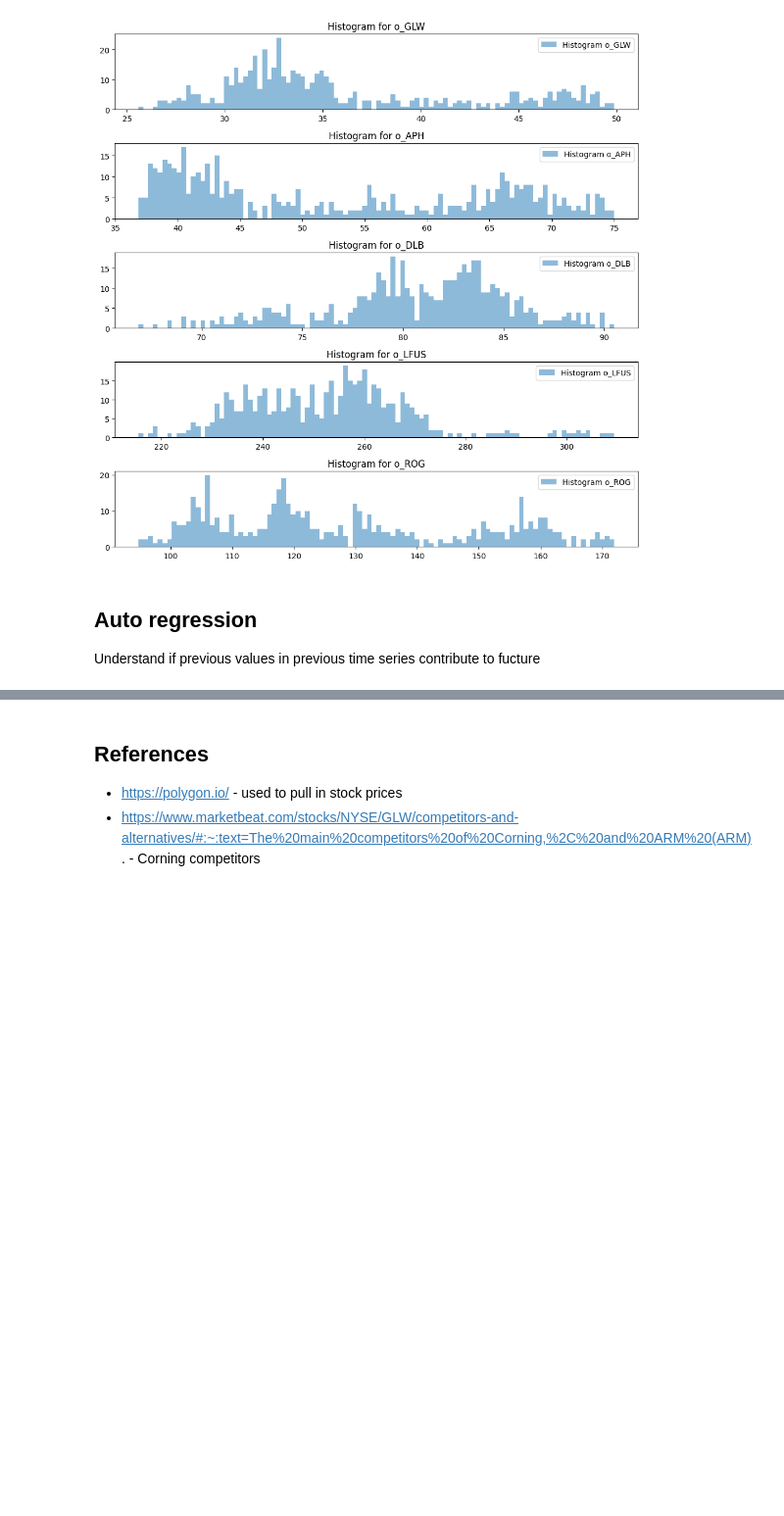
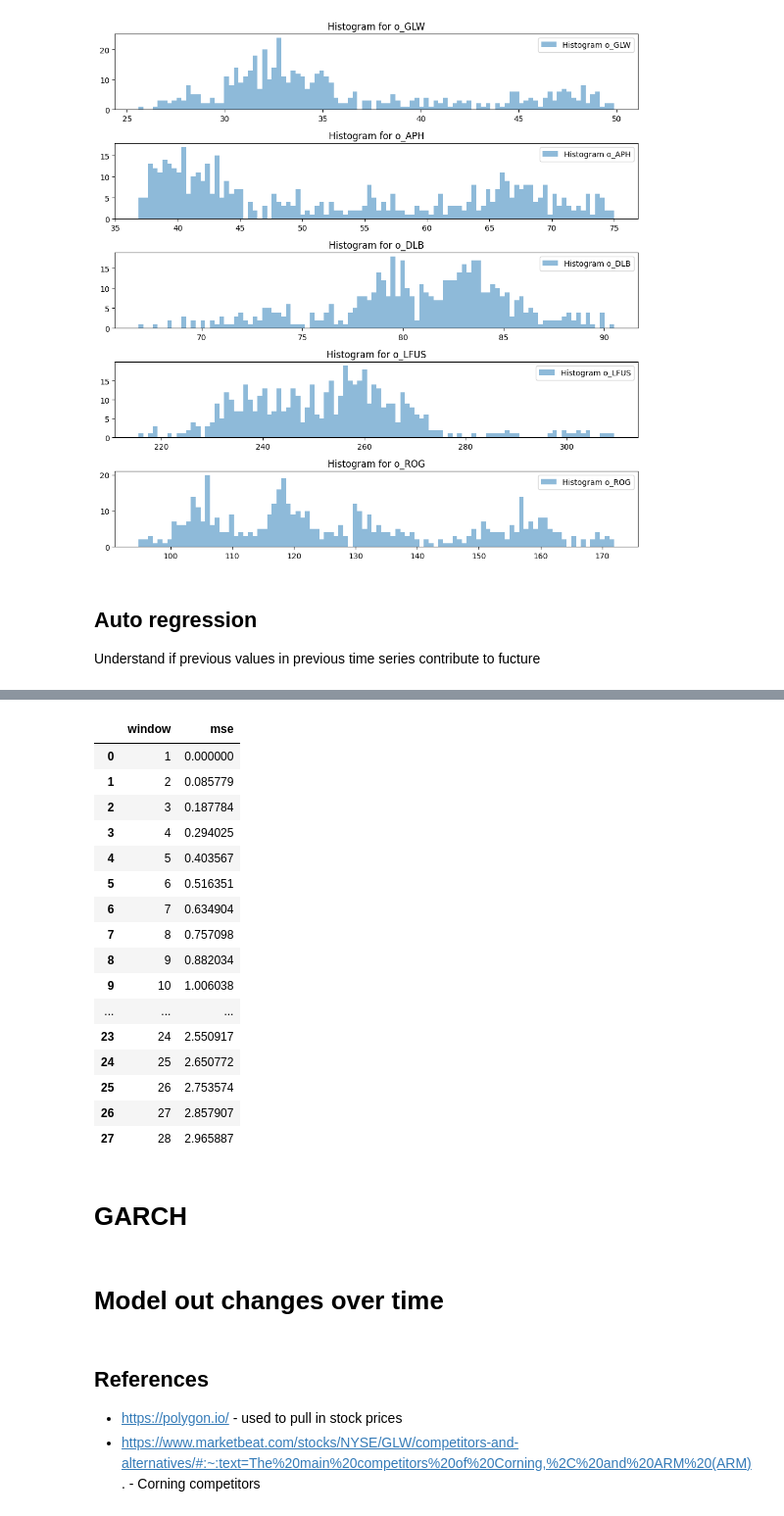
Before and after one commit to Benedictgr97/stock_prediction_v2, a Jupyter notebook: price_predictor.ipynb, the cells around one changed output, grey strips where cells are left out. Shown at 98% size. Drawn from its saved outputs; the diff is of its cells as text; code cells hidden in the pictures; blank space fills up the shorter version.

```diff
--- a/price_predictor.ipynb
+++ b/price_predictor.ipynb
@@ -165,3 +243,49 @@ plot_correlations(stock_prices_df,max_lag = 28 * 6)
+# %%
+def calculate_mse(df, window, prediction_days):
+    df['moving_average'] = df[pred_stock].rolling(window=window).mean()
+    mse_list = []
+
+    for i in range(len(df) - window - prediction_days + 1):
+        actual = df[pred_stock][i + window:i + window + prediction_days].values
+        predicted = df['moving_average'][i + window:i + window + prediction_days].values
+        mse = mean_squared_error(actual, predicted)
+        mse_list.append(mse)
+
+    return np.mean(mse_list)
+
+# Iterate over all windows up to 28 days and predict 5 days in the future
+results = []
+
+for window in range(1, 29):
+    mse = calculate_mse(stock_prices_df, window, 5)
+    results.append({'window': window, 'mse': mse})
+
+# Create a DataFrame with the results
+results_df = pd.DataFrame(results)
+# %%
+results_df
+# %% [output]
+|  | window | mse |
+| 0 | 1 | 0.000000 |
+| 1 | 2 | 0.085779 |
+| 2 | 3 | 0.187784 |
+| 3 | 4 | 0.294025 |
+| 4 | 5 | 0.403567 |
+| 5 | 6 | 0.516351 |
+| 6 | 7 | 0.634904 |
+| 7 | 8 | 0.757098 |
+| 8 | 9 | 0.882034 |
+| 9 | 10 | 1.006038 |
+| ... | ... | ... |
+| 23 | 24 | 2.550917 |
+| 24 | 25 | 2.650772 |
+| 25 | 26 | 2.753574 |
+| 26 | 27 | 2.857907 |
+| 27 | 28 | 2.965887 |
+# %% [markdown]
+#  GARCH
+# %% [markdown]
+# Model out changes over time
 # %% [markdown]
 ## References
 - https://polygon.io/ - used to pull in stock prices
```
Also changed, not shown: parts of 14 cells of this notebook.
